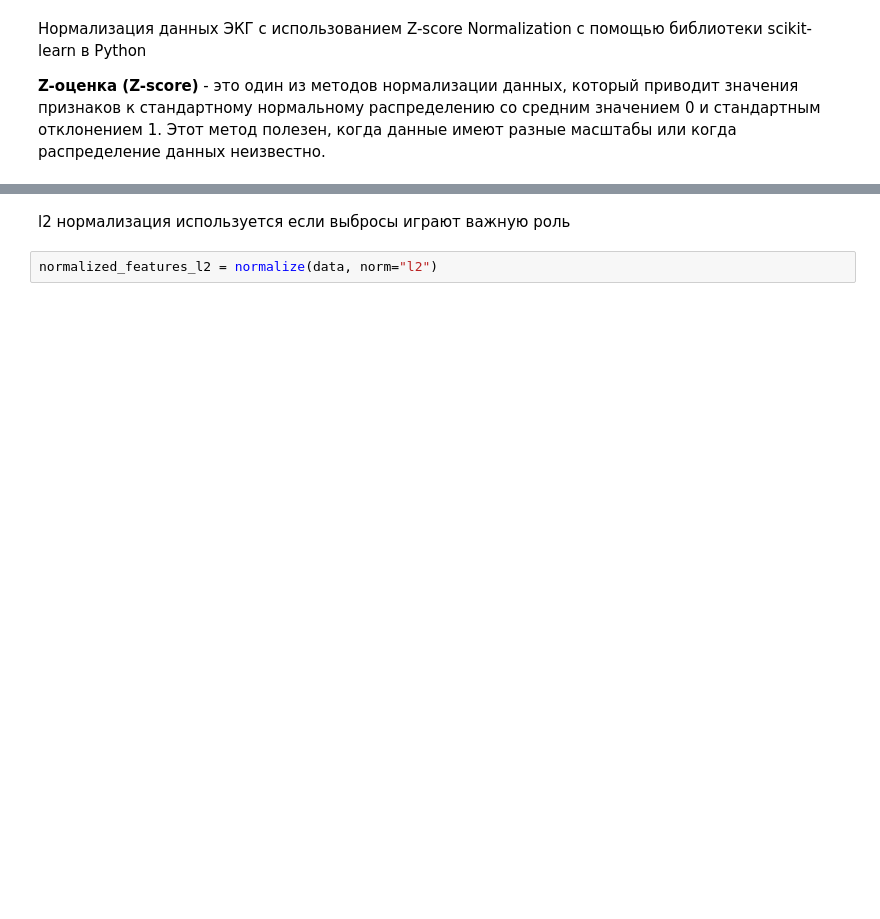
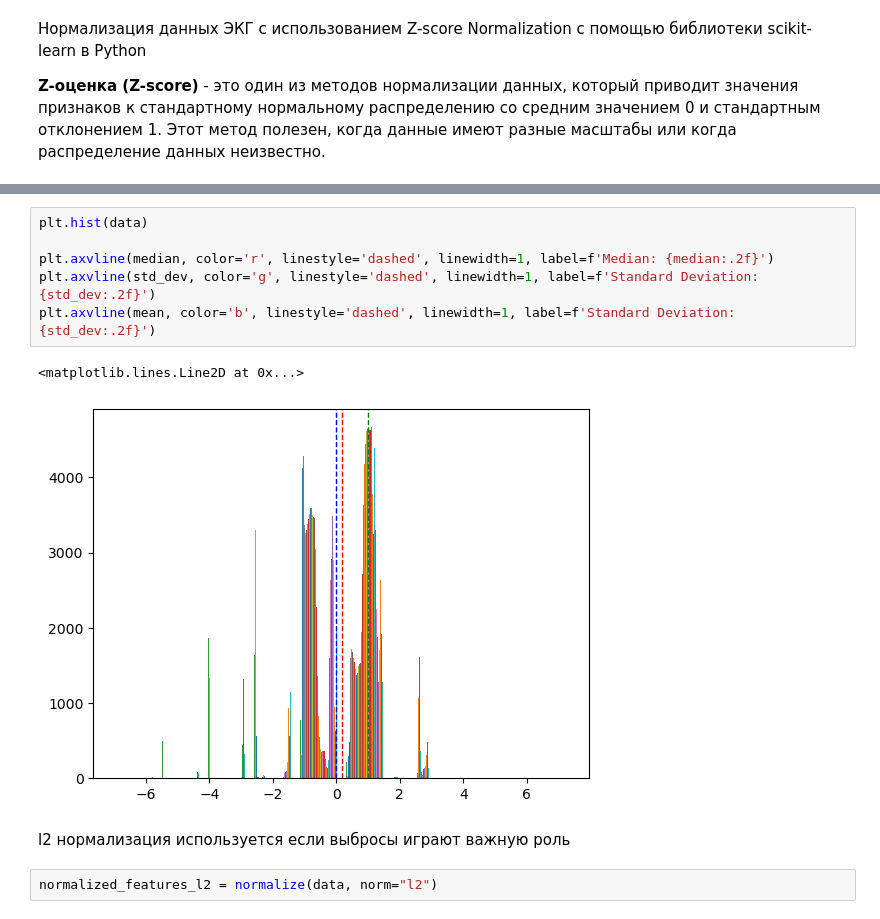
Before and after one commit to GoreevArtem/ecg, a Jupyter notebook: ECG 5000.ipynb, the cells around one changed output, grey strips where cells are left out. Saved outputs shown, nothing was run; the diff lists cells and outputs as text; blank space fills up the shorter version.

```diff
--- a/ECG 5000.ipynb
+++ b/ECG 5000.ipynb
@@ -159,6 +215,15 @@ array([[ 3.4309459 ,  1.6334649 ,  0.27276024, ...,  0.9027221 ,
          0.27209717,  0.44153503],
        [-0.75608164, -0.7288417 , -0.4535681 , ...,  0.28584787,
          0.26715025,  0.41247156]], dtype=float32)
+# %%
+plt.hist(data)
+
+plt.axvline(median, color='r', linestyle='dashed', linewidth=1, label=f'Median: {median:.2f}')
+plt.axvline(std_dev, color='g', linestyle='dashed', linewidth=1, label=f'Standard Deviation: {std_dev:.2f}')
+plt.axvline(mean, color='b', linestyle='dashed', linewidth=1, label=f'Standard Deviation: {std_dev:.2f}')
+# %% [output]
+<matplotlib.lines.Line2D at 0x...>
+[figure, added]
 # %% [markdown]
 l2 нормализация используется если выбросы играют важную роль
 # %%
```
Also changed, not shown: parts of 11 cells of this notebook.
